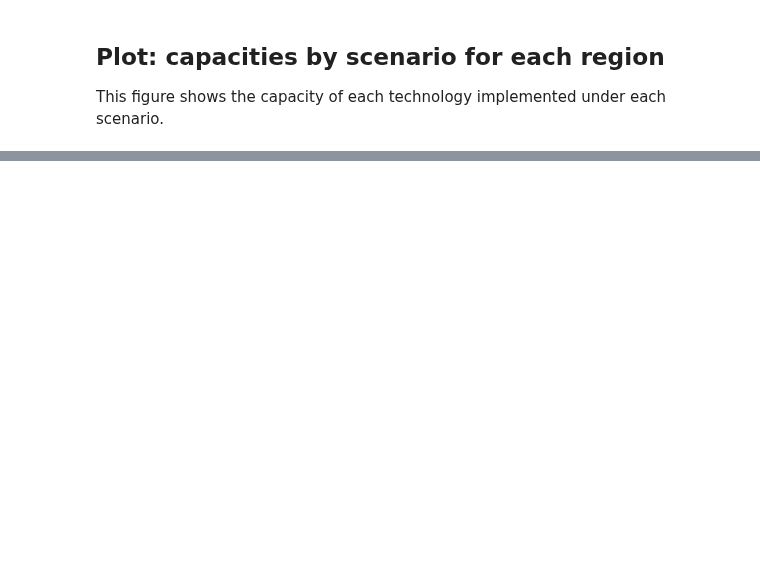
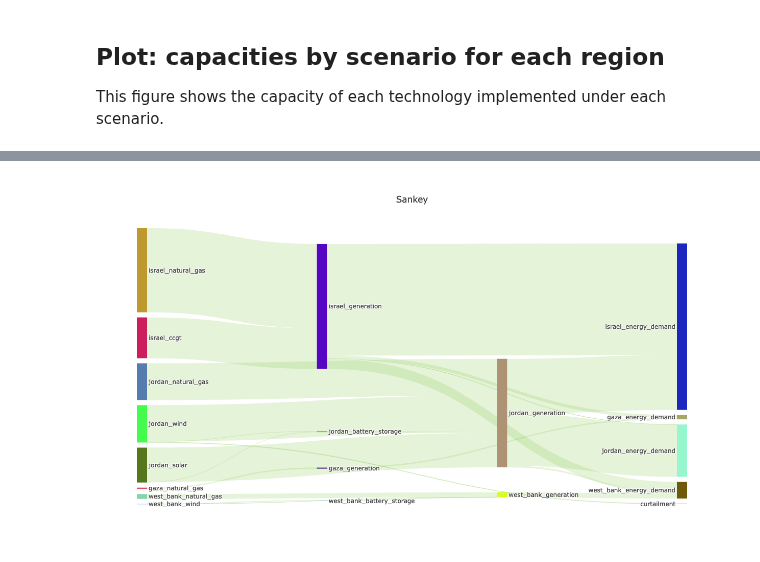
Before and after one commit to amanmajid/nextra, a Jupyter notebook: analysis/icae_results.ipynb, the cells around one changed output, grey strips where cells are left out. Cells and saved outputs as stored; diff of their text form; code cells hidden in the pictures; blank space fills up the shorter version.

```diff
--- a/analysis/icae_results.ipynb
+++ b/analysis/icae_results.ipynb
@@ -334,0 +335,4 @@ results['COO'].plot_total_supply(cmap='Set1')
+# %%
+results['COO'].plot_flows_sankey()
+# %% [output]
+[figure, added]
```
Also changed, not shown: parts of 5 cells of this notebook, 5 other files.
